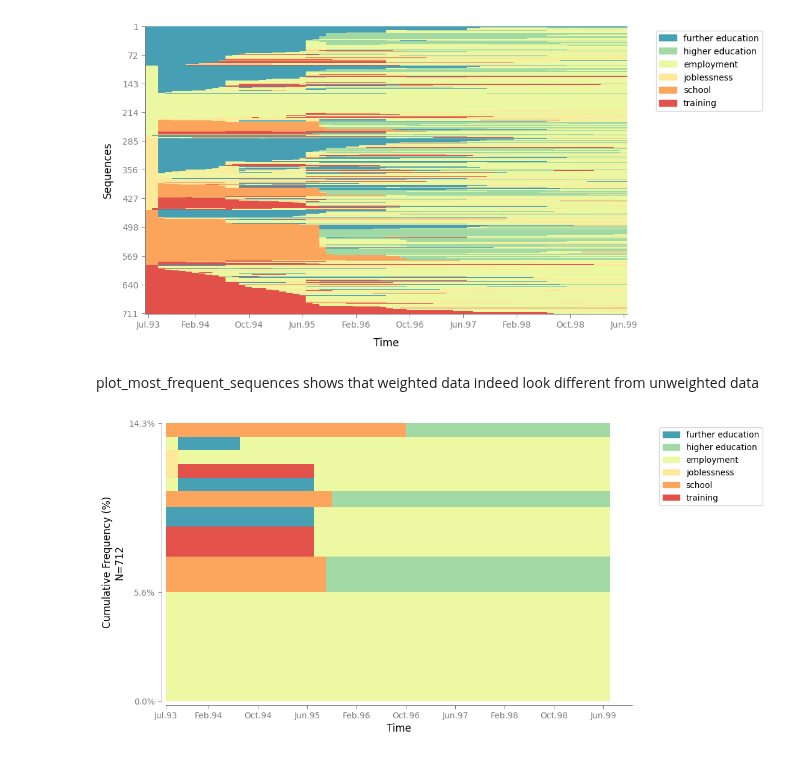
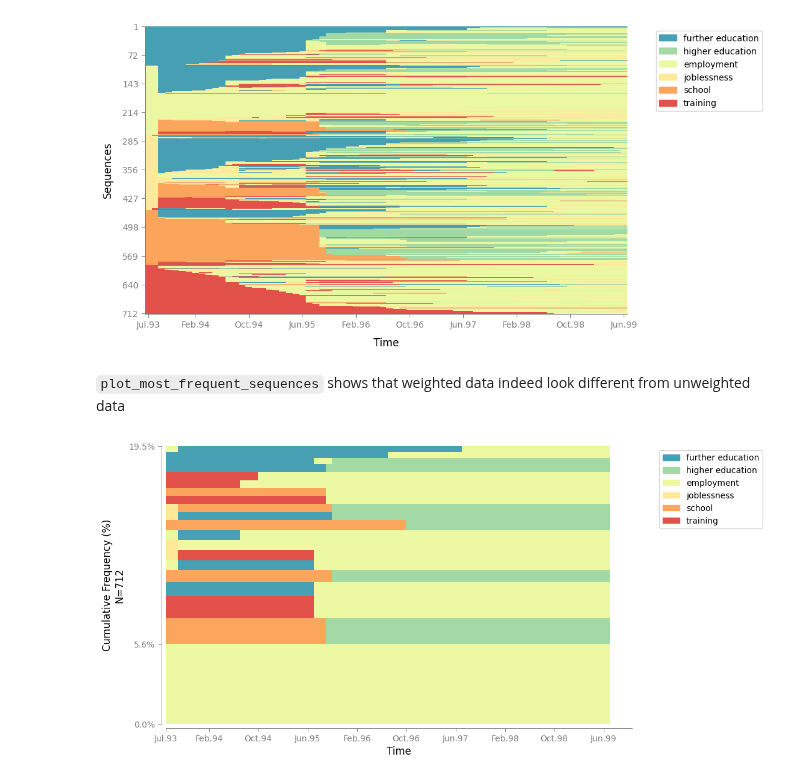
Before and after one commit to sdaza/Sequenzo, a Jupyter notebook: Tutorials/weighted_data/mvad.ipynb, the cells around one changed output. Saved outputs shown, nothing was run; the diff lists cells and outputs as text; code cells hidden in the pictures.

```diff
--- a/Tutorials/weighted_data/mvad.ipynb
+++ b/Tutorials/weighted_data/mvad.ipynb
@@ -191,10 +188,10 @@ plot_sequence_index(unweighted_sequence_data,
 # %% [output]
 [figure]
 # %% [markdown]
-plot_most_frequent_sequences shows that weighted data indeed look different from unweighted data
+`plot_most_frequent_sequences` shows that weighted data indeed look different from unweighted data
 # %%
 # Note: `plot_most_frequent_sequences` does not divide frequencies evenly; it’s just that in the CO2 dataset, the top-5 sequences happen to have similar frequencies.
 
-plot_most_frequent_sequences(unweighted_sequence_data, top_n=10)
+plot_most_frequent_sequences(unweighted_sequence_data, top_n=20)
 # %% [output]
-[figure, old version]
+[figure, new version]
```
Also changed, not shown: parts of 2 cells of this notebook.
